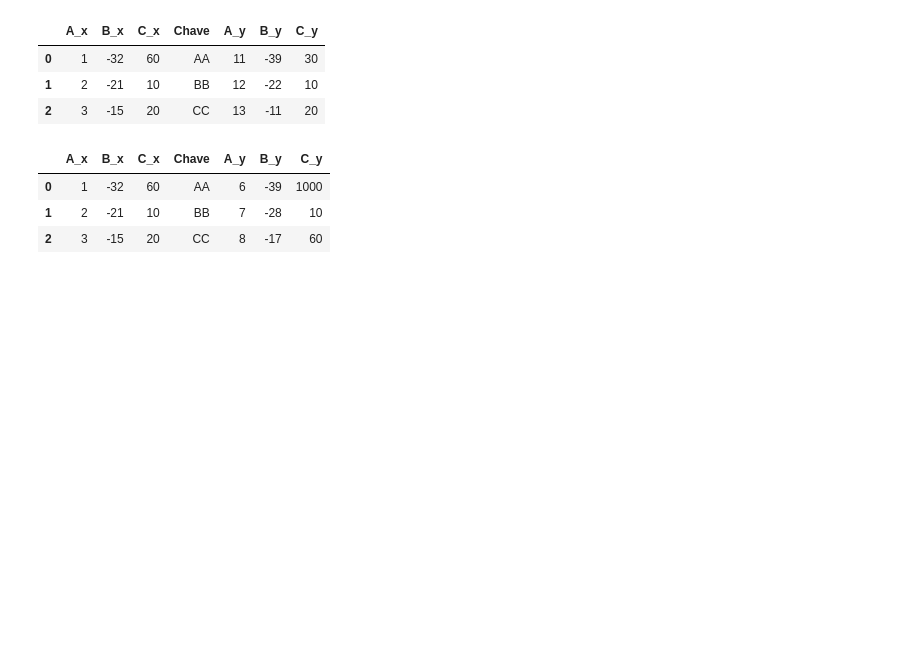
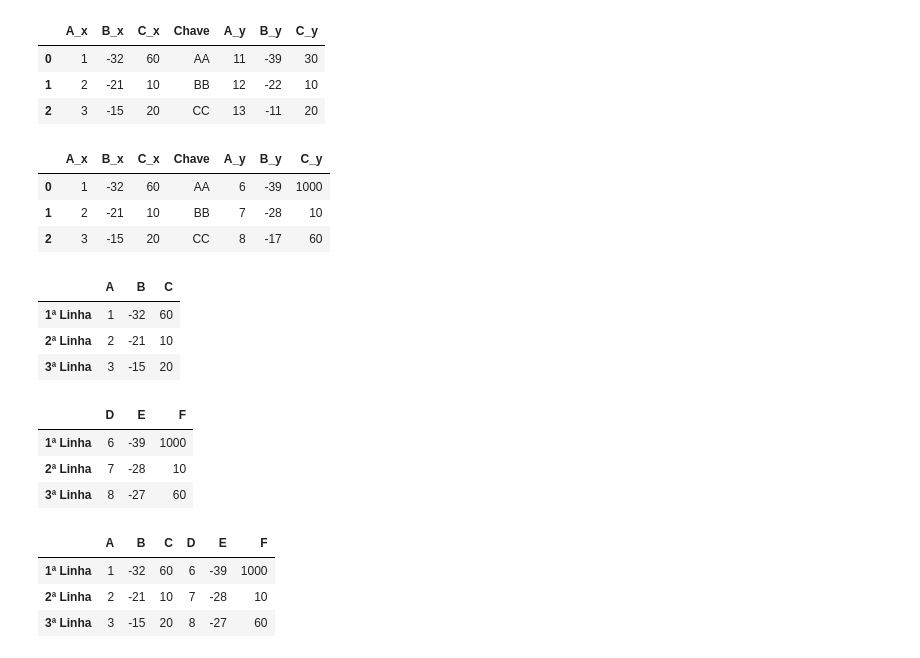
Before and after one commit to danielvieira95/Inteligencia_Artificial_2025, a Jupyter notebook: Turma-A/aula02/codigo.ipynb, the cells around one changed output. Cells and saved outputs as stored; diff of their text form; code cells hidden in the pictures; blank space fills up the shorter version.

Commit message:
aula 02
juntando dataframe com join

```diff
--- a/Turma-A/aula02/codigo.ipynb
+++ b/Turma-A/aula02/codigo.ipynb
@@ -365,3 +365,45 @@ pd.merge(Dataframe_01n,Dataframe_02n,how='outer',on='Chave')
 | 0 | 1 | -32 | 60 | AA | 6 | -39 | 1000 |
 | 1 | 2 | -21 | 10 | BB | 7 | -28 | 10 |
 | 2 | 3 | -15 | 20 | CC | 8 | -17 | 60 |
+# %%
+ # Juntando Dataframe utilizando o join
+dic1 = {
+    'A':[1,2,3],
+    'B':[-32,-21,-15],
+    'C':[60,10,20]
+}
+
+dic2={
+    'D':[6,7,8],
+    'E':[-39,-28,-27],
+    'F':[1000,10,60]
+}
+
+# Criando o label
+
+Label_01a = ['1ª Linha','2ª Linha','3ª Linha']
+
+# Estruturando o Dataframe
+df01 = pd.DataFrame(dic1,index= Label_01a)
+df02 = pd.DataFrame(dic2,index= Label_01a)
+# %%
+df01
+# %% [output]
+|  | A | B | C |
+| 1ª Linha | 1 | -32 | 60 |
+| 2ª Linha | 2 | -21 | 10 |
+| 3ª Linha | 3 | -15 | 20 |
+# %%
+df02
+# %% [output]
+|  | D | E | F |
+| 1ª Linha | 6 | -39 | 1000 |
+| 2ª Linha | 7 | -28 | 10 |
+| 3ª Linha | 8 | -27 | 60 |
+# %%
+df01.join(df02) # juntando dataframe com join
+# %% [output]
+|  | A | B | C | D | E | F |
+| 1ª Linha | 1 | -32 | 60 | 6 | -39 | 1000 |
+| 2ª Linha | 2 | -21 | 10 | 7 | -28 | 10 |
+| 3ª Linha | 3 | -15 | 20 | 8 | -27 | 60 |
```
